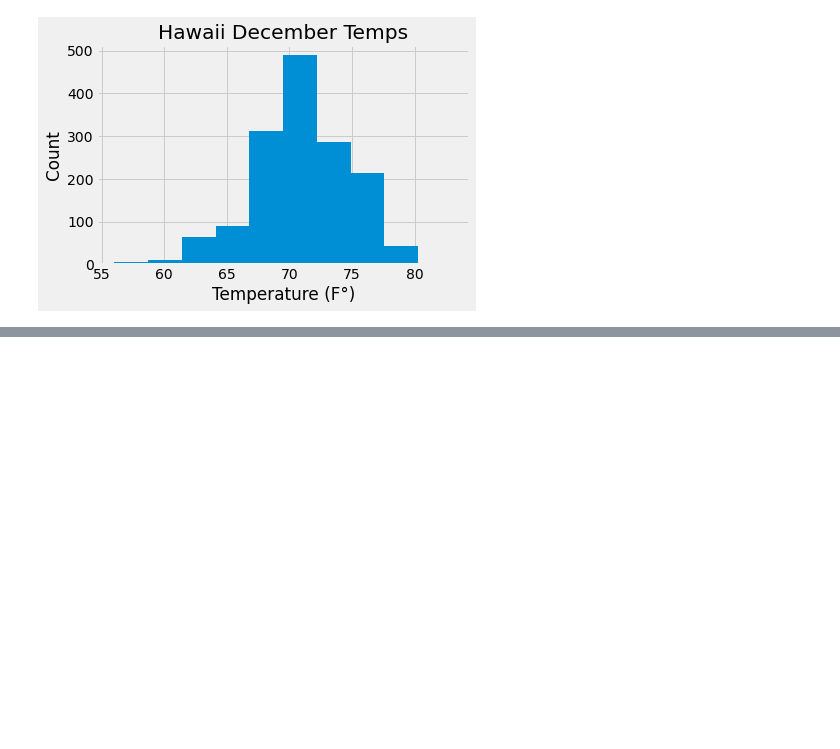
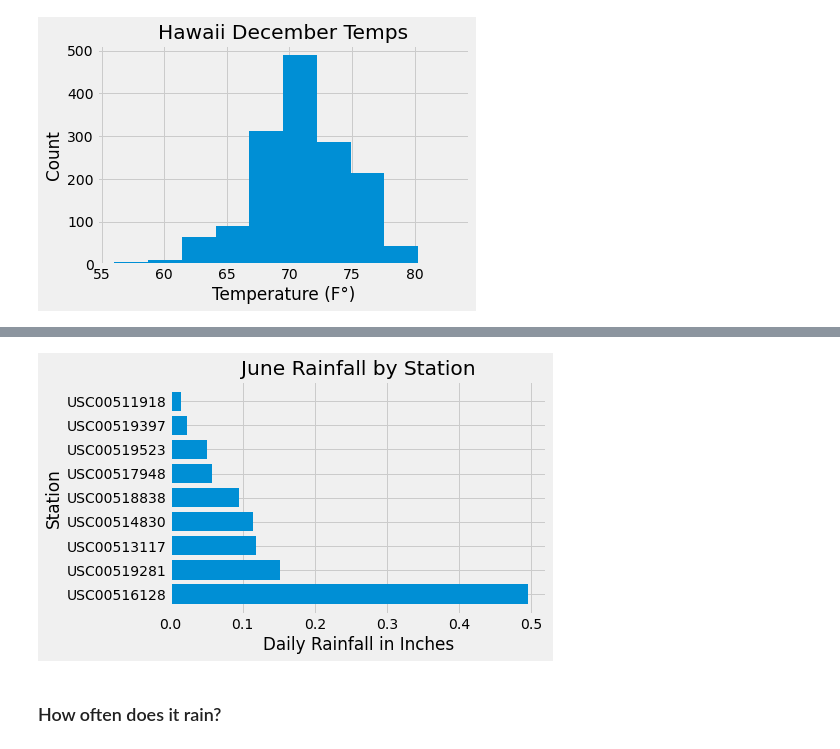
Before and after one commit to ltatro1545/surfs_up, a Jupyter notebook: Challenge/SurfsUp_Challenge.ipynb, the cells around one changed output, grey strips where cells are left out. Saved outputs shown, nothing was run; the diff lists cells and outputs as text; code cells hidden in the pictures; blank space fills up the shorter version.

```diff
--- a/Challenge/SurfsUp_Challenge.ipynb
+++ b/Challenge/SurfsUp_Challenge.ipynb
@@ -157,0 +176,8 @@ plt.show()
+# %%
+# Avg precip recorded at each station for the month of June
+june_avg_prcp = session.query(Measurement.station, func.avg(Measurement.prcp)).\
+    filter(extract("month", Measurement.date) == 6).\
+    group_by(Measurement.station).\
+    order_by(func.avg(Measurement.prcp).desc()).all()
+
+june_avg_prcp
@@ -157,0 +194,4 @@ plt.show()
+# %%
+# convert data to dataframe to allow charting
+june_prcp_df = pd.DataFrame(june_avg_prcp, columns=["station", "avg_rainfall"])
+june_prcp_df
@@ -157,0 +209,3 @@ plt.show()
+# %%
+# setting index (not necessary for the chart below)
+june_prcp_df.set_index("station")
@@ -157,0 +224,10 @@ plt.show()
+# %%
+plt.barh(june_prcp_df["station"], june_prcp_df["avg_rainfall"])
+plt.title("June Rainfall by Station")
+plt.ylabel('Station')
+plt.xlabel("Daily Rainfall in Inches")
+plt.show()
+# %% [output]
+[figure, added]
+# %% [markdown]
+### How often does it rain?
```
Also changed, not shown: parts of 32 cells of this notebook, 4 other files.
